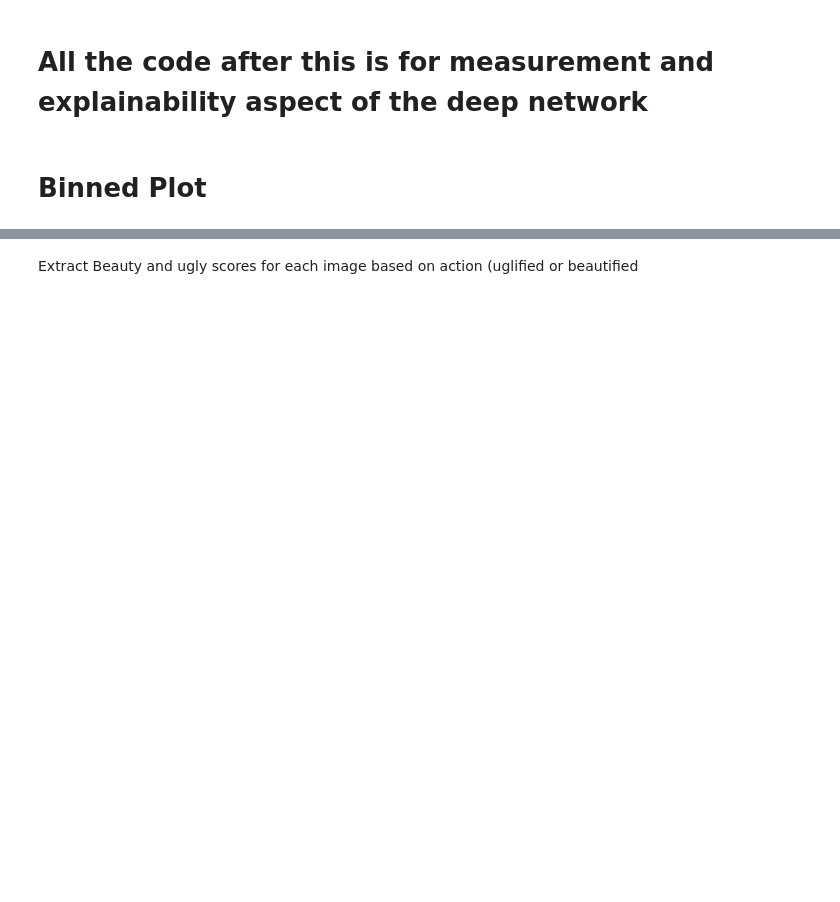
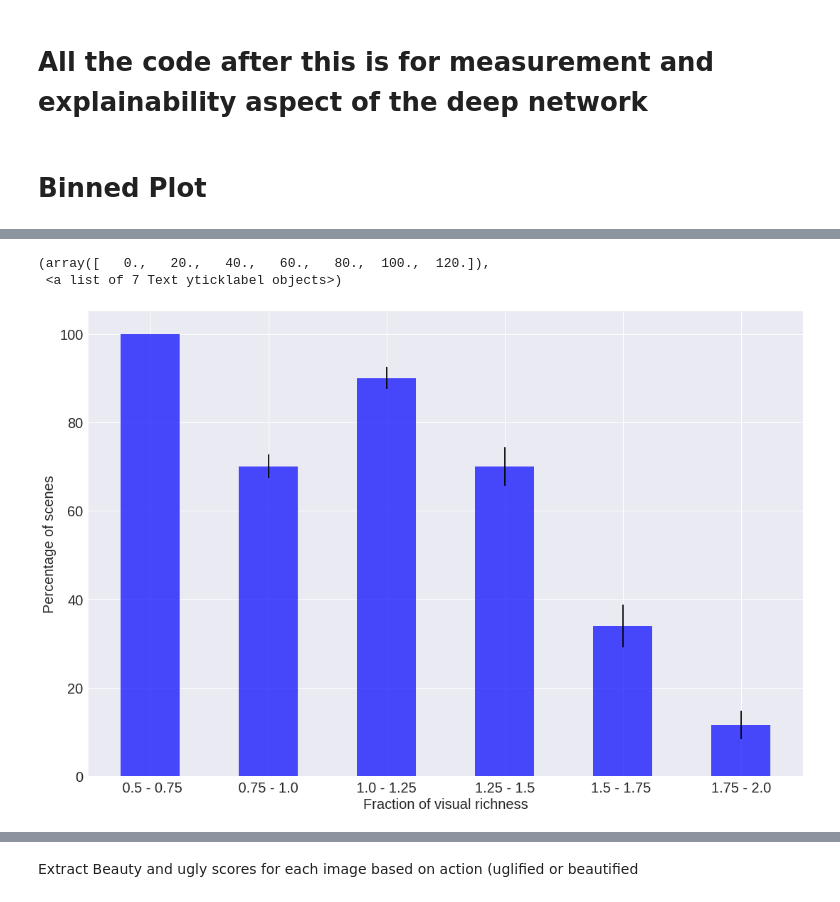
Before and after one commit to sagarjoglekar/ExplainingUrbanEmotions, a Jupyter notebook: notebooks/RetreivalPipeline.ipynb, the cells around one changed output, grey strips where cells are left out. Saved outputs shown, nothing was run; the diff lists cells and outputs as text; code cells hidden in the pictures; blank space fills up the shorter version.

```diff
--- a/notebooks/RetreivalPipeline.ipynb
+++ b/notebooks/RetreivalPipeline.ipynb
@@ -1194,0 +1111,22 @@ plt.yticks(fontsize=20)
+# %%
+fig, ax = plt.subplots()
+fig.set_size_inches(18,12)
+errorBeauty = [np.std(compexityBin[i]['beauty']) for i in compexityBin]
+# ax.errorbar(np.arange(0,len(compexityBin), 1), [np.median(compexityBin[i]['beauty']) for i in compexityBin], yerr=errorBeauty, fmt='-o')
+rects1 = ax.bar(np.arange(0,len(compexityBin), 1), [np.median(compexityBin[i]['beauty']) for i in compexityBin], 0.5, color='b', yerr=errorBeauty ,alpha=0.7)
+
+
+# errorUgly = [np.std(compexityBin[i]['ugly']) for i in compexityBin]
+# ax.errorbar(np.arange(0,len(compexityBin), 1), [np.median(compexityBin[i]['ugly']) for i in compexityBin], yerr=errorUgly, fmt='-o')
+
+plt.xlabel("Fraction of visual richness" , fontsize = 20)
+plt.ylabel("Percentage of scenes" , fontsize = 20 )
+
+ticks = [' 0.5 - 0.75' , ' 0.75 - 1.0 ' , ' 1.0 - 1.25 ' , '1.25 - 1.5', '1.5 - 1.75 ' , '1.75 - 2.0' ]
+plt.xticks(range(len(compexityBin)) , ticks , fontsize=20)
+plt.yticks(fontsize=20)
+# plt.legend(['Beautiful Images','Ugly Images'])
+# %% [output]
+(array([   0.,   20.,   40.,   60.,   80.,  100.,  120.]),
+ <a list of 7 Text yticklabel objects>)
+[figure, added]
```
Also changed, not shown: parts of 118 cells of this notebook, 12 other files.
